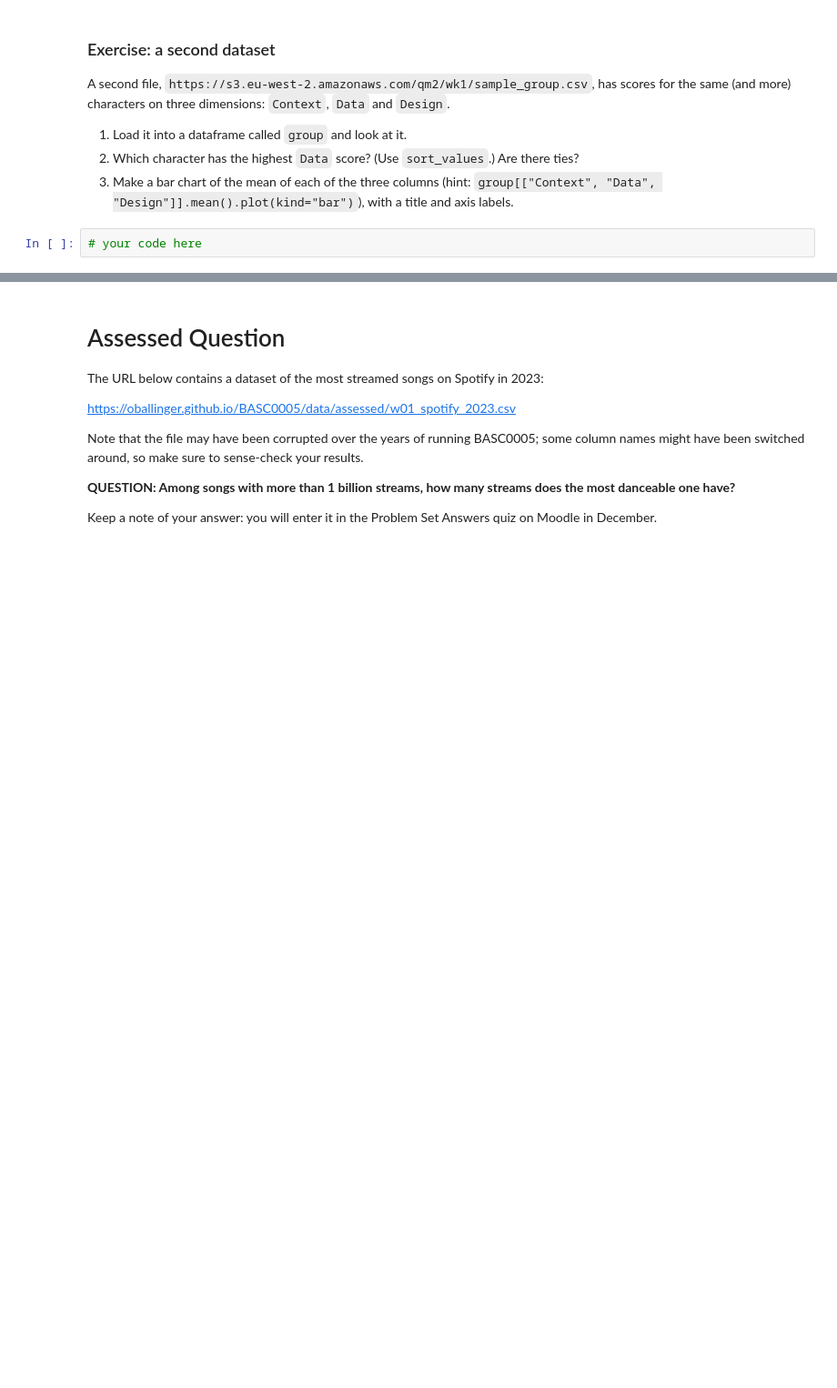
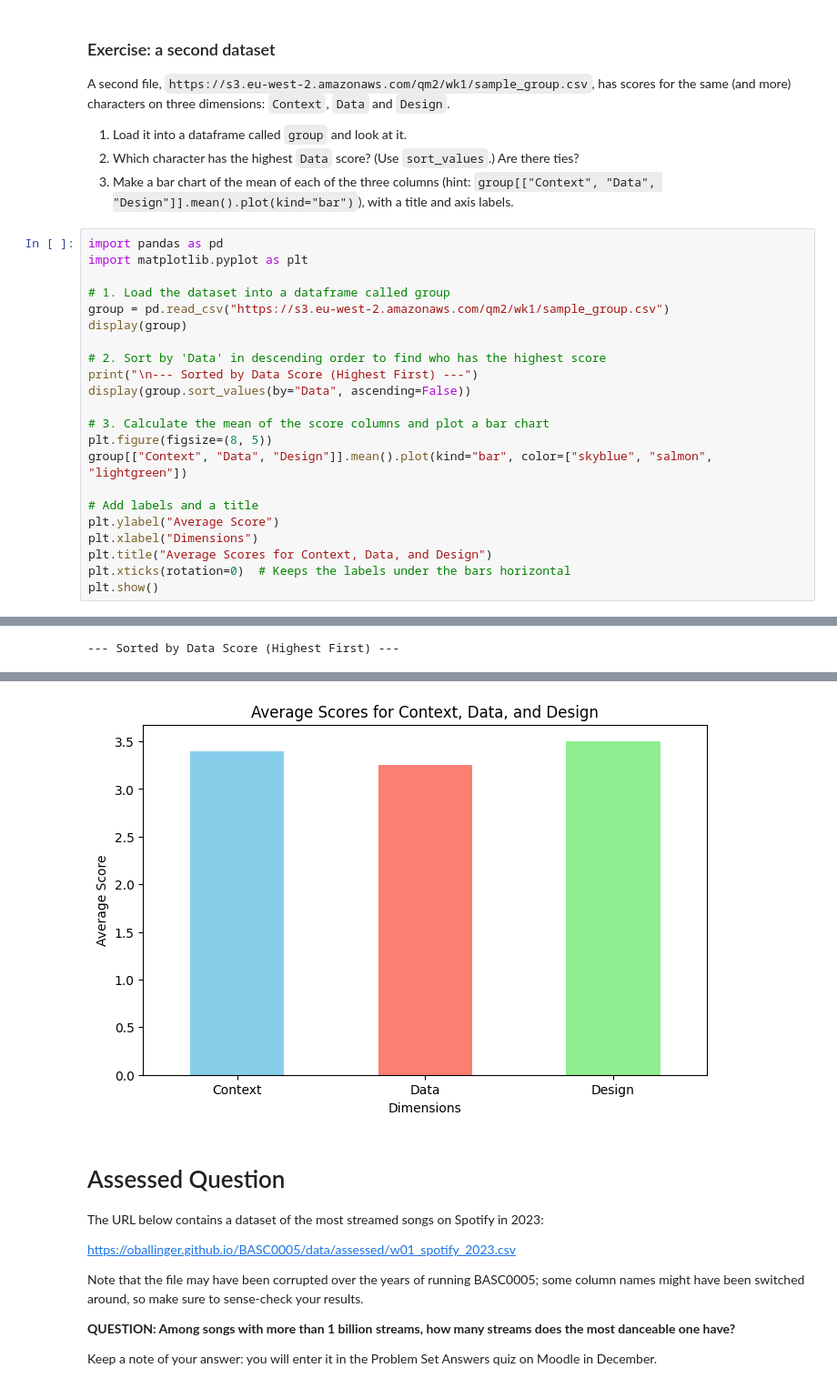
Before and after one commit to ysubev/QM2, a Jupyter notebook: w01_python_recap.ipynb, the cells around one changed output, grey strips where cells are left out. Shown at 91% size. Cells and saved outputs as stored; diff of their text form; blank space fills up the shorter version.

```diff
--- a/w01_python_recap.ipynb
+++ b/w01_python_recap.ipynb
@@ -308,5 +310,26 @@ A second file, `https://s3.eu-west-2.amazonaws.com/qm2/wk1/sample_group.csv`, ha
 1. Load it into a dataframe called `group` and look at it.
 2. Which character has the highest `Data` score? (Use `sort_values`.) Are there ties?
 3. Make a bar chart of the mean of each of the three columns (hint: `group[["Context", "Data", "Design"]].mean().plot(kind="bar")`), with a title and axis labels.
-# %%
-# your code here
+# %%
+import pandas as pd
+import matplotlib.pyplot as plt
+
+# 1. Load the dataset into a dataframe called group
+group = pd.read_csv("https://s3.eu-west-2.amazonaws.com/qm2/wk1/sample_group.csv")
+display(group)
+
+# 2. Sort by 'Data' in descending order to find who has the highest score
+print("\n--- Sorted by Data Score (Highest First) ---")
+display(group.sort_values(by="Data", ascending=False))
+
+# 3. Calculate the mean of the score columns and plot a bar chart
+plt.figure(figsize=(8, 5))
+group[["Context", "Data", "Design"]].mean().plot(kind="bar", color=["skyblue", "salmon", "lightgreen"])
+
+# Add labels and a title
+plt.ylabel("Average Score")
+plt.xlabel("Dimensions")
+plt.title("Average Scores for Context, Data, and Design")
+plt.xticks(rotation=0)  # Keeps the labels under the bars horizontal
+plt.show()
+# %% [output]
@@ -312,0 +353 @@ A second file, `https://s3.eu-west-2.amazonaws.com/qm2/wk1/sample_group.csv`, ha
+--- Sorted by Data Score (Highest First) ---
@@ -313,3 +371,4 @@ A second file, `https://s3.eu-west-2.amazonaws.com/qm2/wk1/sample_group.csv`, ha
+[figure, added]
 # %% [markdown]
 # Assessed Question
 
```
Also changed, not shown: parts of 5 cells of this notebook.
